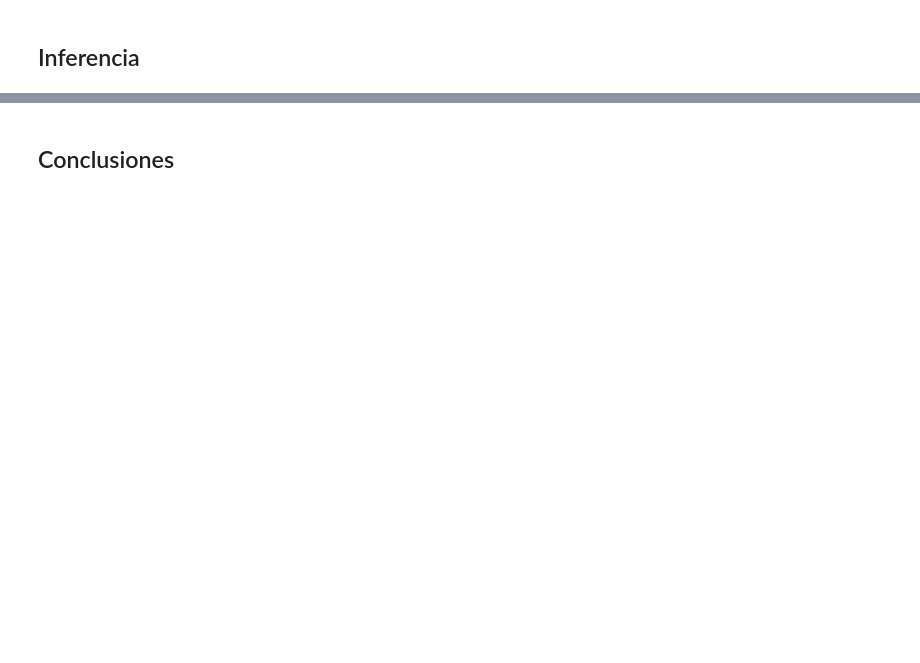
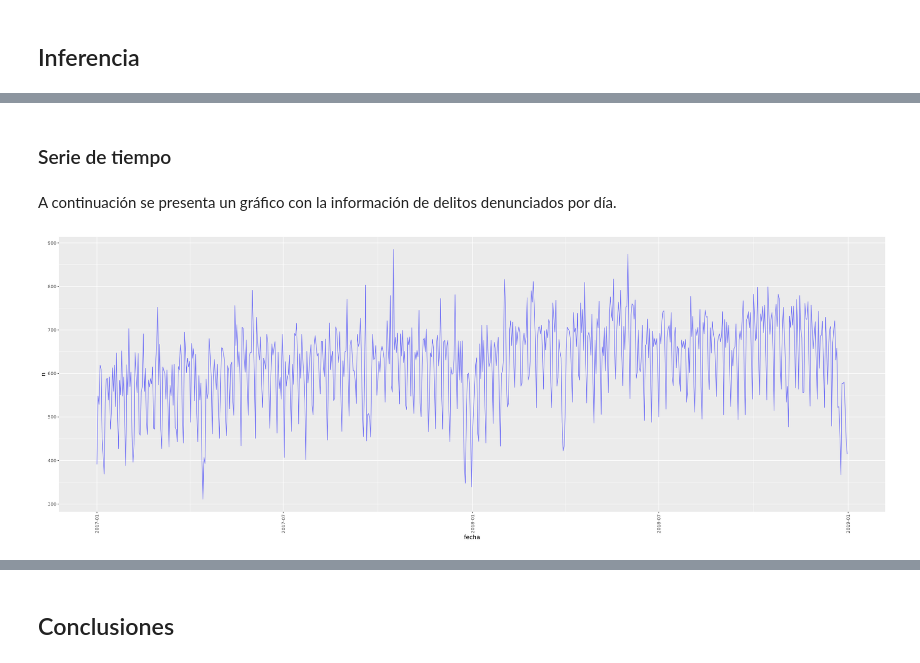
Before and after one commit to prope-2020-gh-classroom/practica-final-por-equipos-verano-2020-itam-atos-wk, a Jupyter notebook: practica_final_equipo_10.ipynb, the cells around one changed output, grey strips where cells are left out. Drawn from its saved outputs; the diff is of its cells as text; code cells hidden in the pictures; blank space fills up the shorter version.

```diff
--- a/practica_final_equipo_10.ipynb
+++ b/practica_final_equipo_10.ipynb
@@ -282,0 +286,3 @@ denuncias %>%
+# %%
+data <- readRDS("datos_delitos.rds")
+head(data)
@@ -282,0 +301,4 @@ denuncias %>%
+# %%
+data %<>% mutate(fecha = date(fecha_hechos), mes = month(fecha_hechos, label = T)) %>% filter(fecha < '2019-01-01')
+delitos <- data %>% group_by(fecha) %>% tally() %>% tibble %>% mutate(dia_semana = wday(fecha, label = T, abbr = F))
+sample_n(delitos, 10)
@@ -282,0 +319,13 @@ denuncias %>%
+# %% [markdown]
+### Serie de tiempo
+# %% [markdown]
+A continuación se presenta un gráfico con la información de delitos denunciados por día.
+# %%
+plot <- ggplot(delitos, aes(x = fecha, y = n, label = dia_semana)) +
+    geom_line(color = "blue",
+              alpha = 0.5, position = position_dodge(0.8)) +
+    theme(axis.text.x = element_text(angle = 90, vjust = 0.5, hjust=1))
+
+plot
+# %% [output]
+[figure, added]
```
Also changed, not shown: parts of 40 cells of this notebook.
